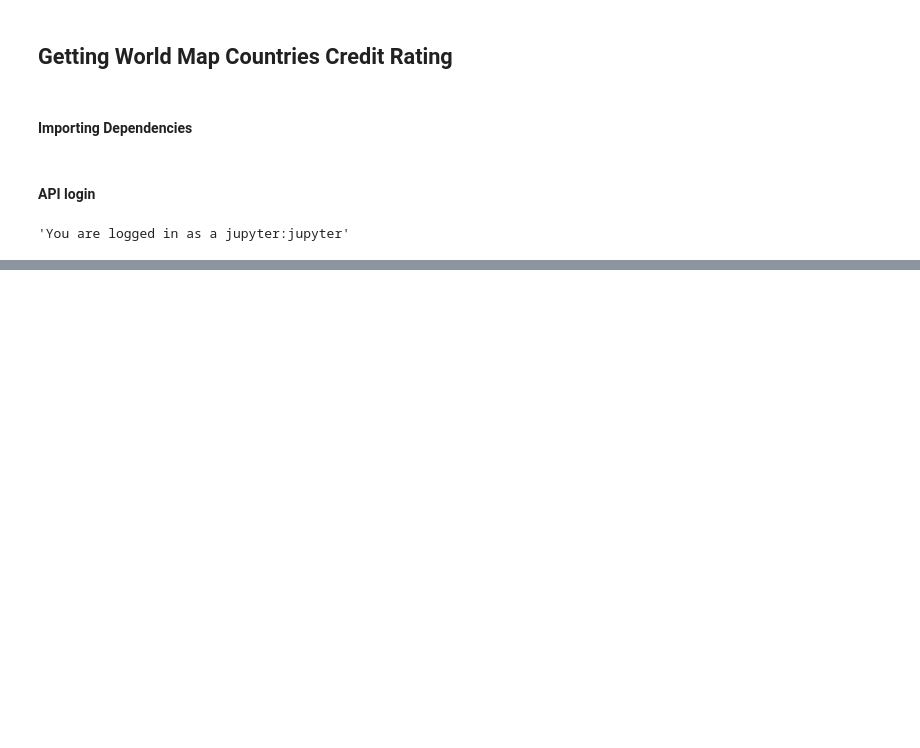
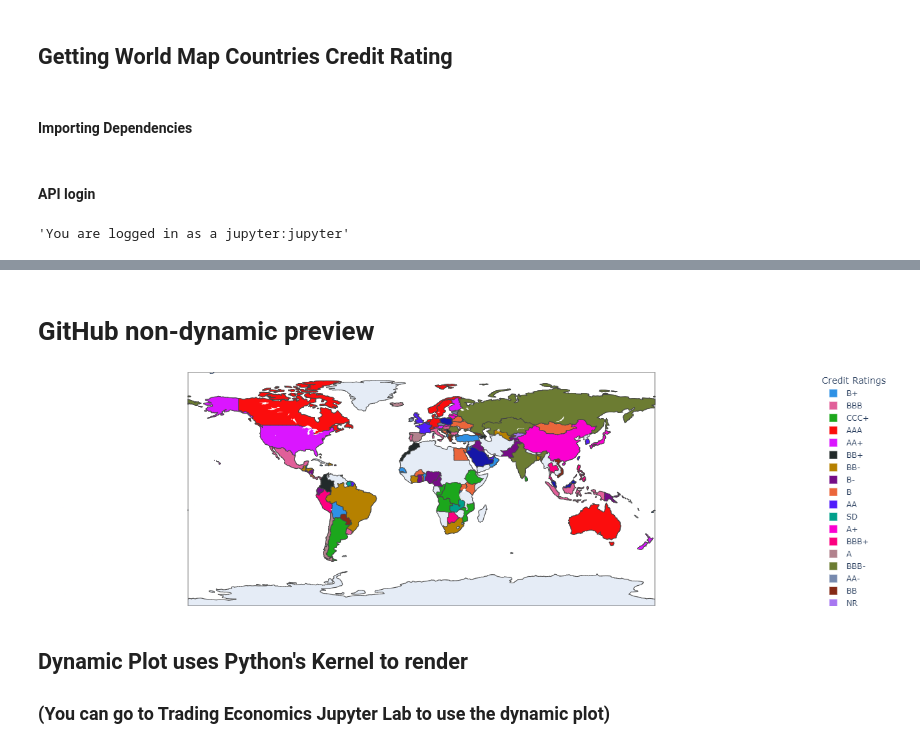
Before and after one commit to tradingeconomics/notebooks, a Jupyter notebook: Indicators/TE_World_Maps_Countries_Credit_Rating.ipynb, the cells around one changed output, grey strips where cells are left out. Cells and saved outputs as stored; diff of their text form; code cells hidden in the pictures; blank space fills up the shorter version.

Commit message:
updated world mapd countries credit rating

```diff
--- a/Indicators/TE_World_Maps_Countries_Credit_Rating.ipynb
+++ b/Indicators/TE_World_Maps_Countries_Credit_Rating.ipynb
@@ -122,0 +108,9 @@ fig.show()
+# %% [markdown]
+# GitHub non-dynamic preview
+# %%
+Image(filename='world_map_countries_credit_rating.png')
+# %% [output]
+[figure, added]
+# %% [markdown]
+## Dynamic Plot uses Python's Kernel to render
+### (You can go to Trading Economics Jupyter Lab to use the dynamic plot)
```
Also changed, not shown: parts of 11 cells of this notebook, 1 other file.
